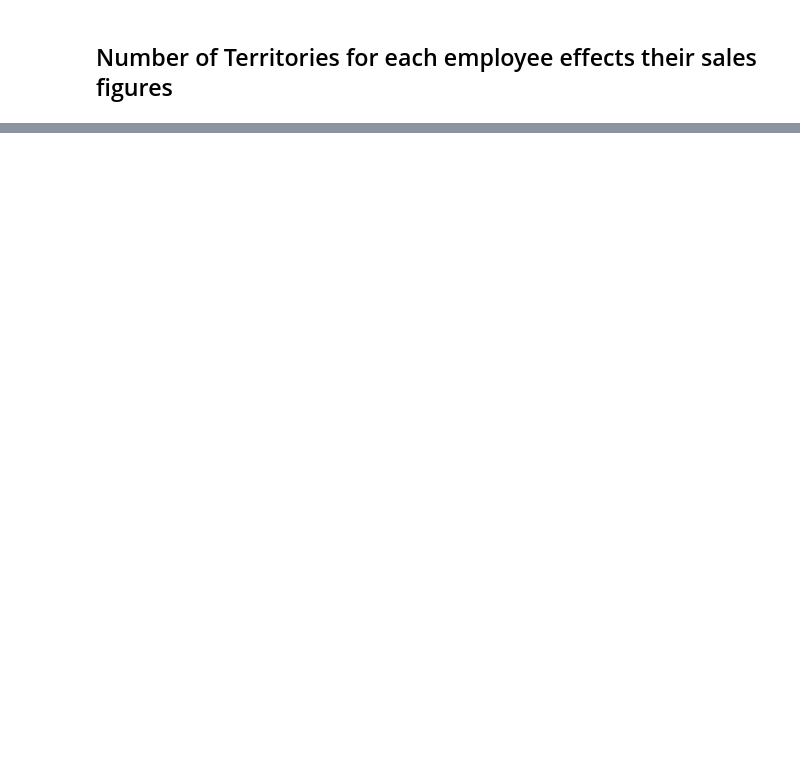
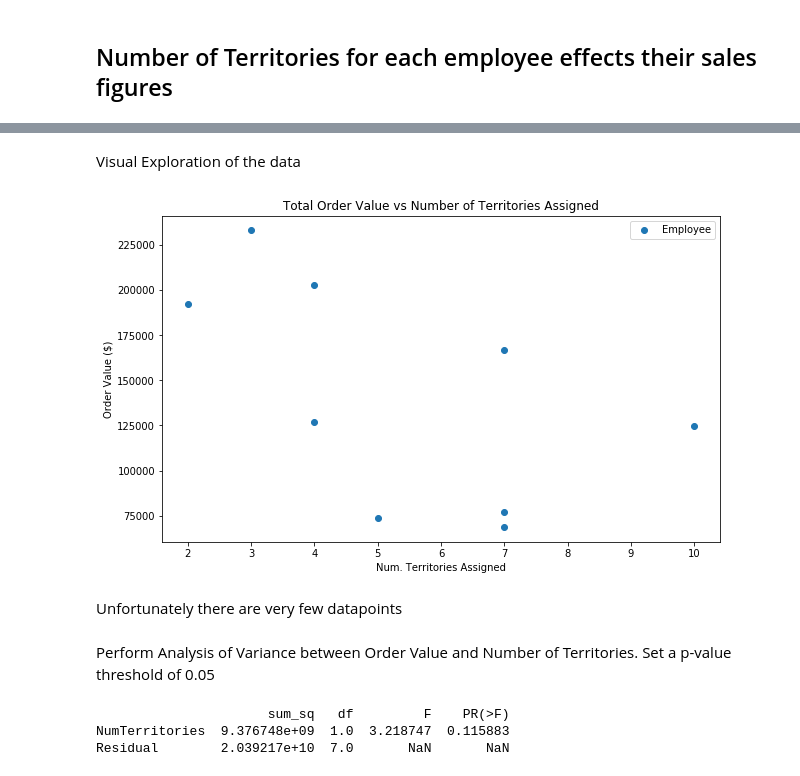
Before and after one commit to ktzioumis/Northwind-Traders, a Jupyter notebook: Project2.ipynb, the cells around one changed output, grey strips where cells are left out. Cells and saved outputs as stored; diff of their text form; code cells hidden in the pictures; blank space fills up the shorter version.

```diff
--- a/Project2.ipynb
+++ b/Project2.ipynb
@@ -603,0 +623,4 @@ ANOVA table for ordervalue and num territories of employee as linear and as clas
+# %%
+df2=pd.read_sql('''select id, employeeid from [order]''',conn)
+df2.set_index('Id',inplace=True)
+df2.head()
@@ -603,0 +637,3 @@ ANOVA table for ordervalue and num territories of employee as linear and as clas
+# %%
+df2['OrderValue']=ov_sum
+df2.head()
@@ -603,0 +666,3 @@ ANOVA table for ordervalue and num territories of employee as linear and as clas
+# %%
+employee_territory=pd.read_sql('''Select * FROM employeeterritory''',conn)
+employee_territory.EmployeeId.value_counts()
@@ -603,0 +686,4 @@ ANOVA table for ordervalue and num territories of employee as linear and as clas
+# %%
+df3=pd.DataFrame([df2.groupby('EmployeeId')['OrderValue'].sum(),employee_territory.EmployeeId.value_counts()],index=['OrderValue','NumTerritories'])
+df3=df3.transpose()
+df3
@@ -603,0 +701,16 @@ ANOVA table for ordervalue and num territories of employee as linear and as clas
+# %% [markdown]
+Visual Exploration of the data
+# %%
+plt.figure(figsize=(10,6))
+plt.scatter(df3.NumTerritories,df3.OrderValue, label='Employee')
+plt.title('Total Order Value vs Number of Territories Assigned')
+plt.ylabel('Order Value ($)')
+plt.xlabel('Num. Territories Assigned')
+plt.legend()
+plt.show()
+# %% [output]
+[figure, added]
+# %% [markdown]
+Unfortunately there are very few datapoints
+# %% [markdown]
+Perform Analysis of Variance between Order Value and Number of Territories. Set a p-value threshold of 0.05
@@ -603,0 +720,9 @@ ANOVA table for ordervalue and num territories of employee as linear and as clas
+# %%
+formula= 'OrderValue ~ NumTerritories'
+lm=ols(formula, df3).fit()
+table=sm.stats.anova_lm(lm, typ=2)
+print(table)
+# %% [output]
+                      sum_sq   df         F    PR(>F)
+NumTerritories  9.376748e+09  1.0  3.218747  0.115883
+Residual        2.039217e+10  7.0       NaN       NaN
```
Also changed, not shown: parts of 30 cells of this notebook.
